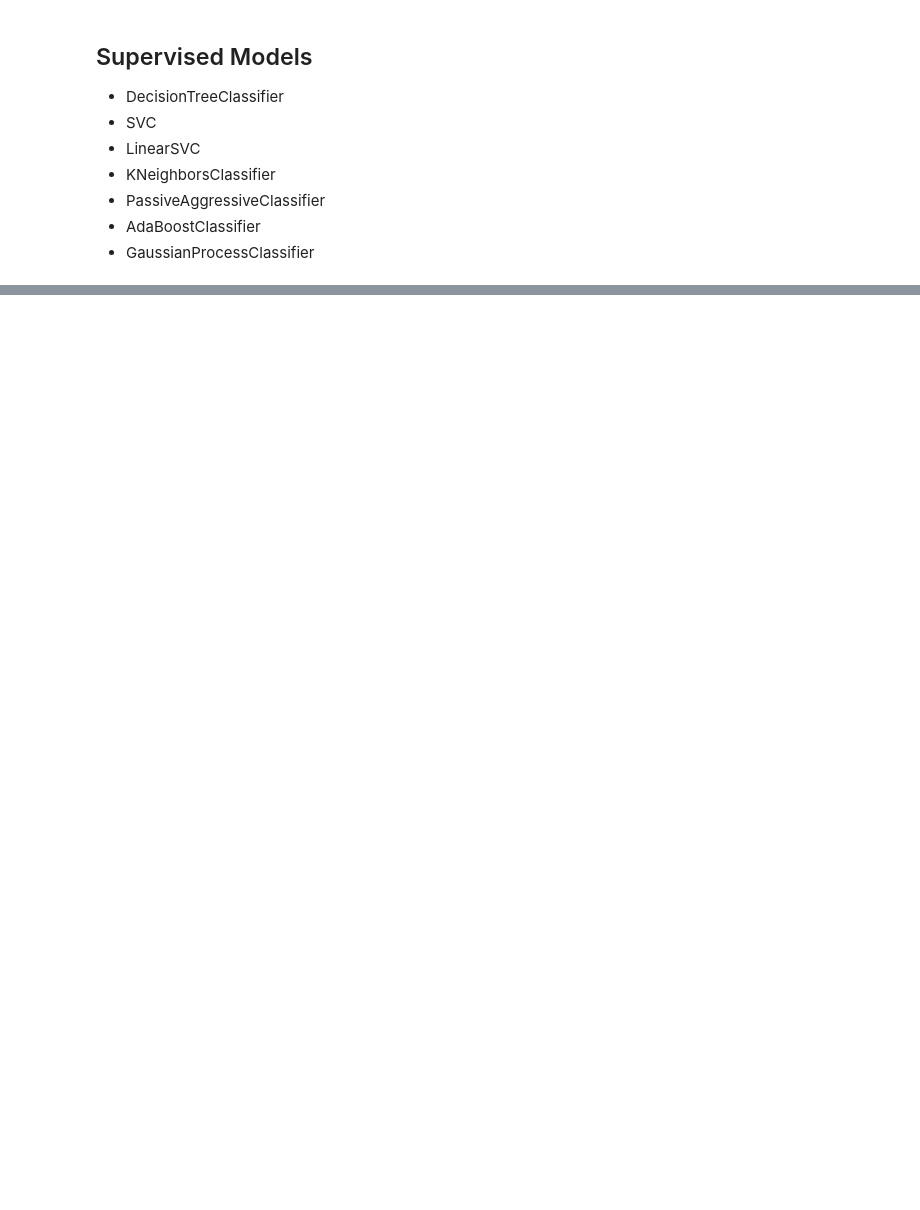
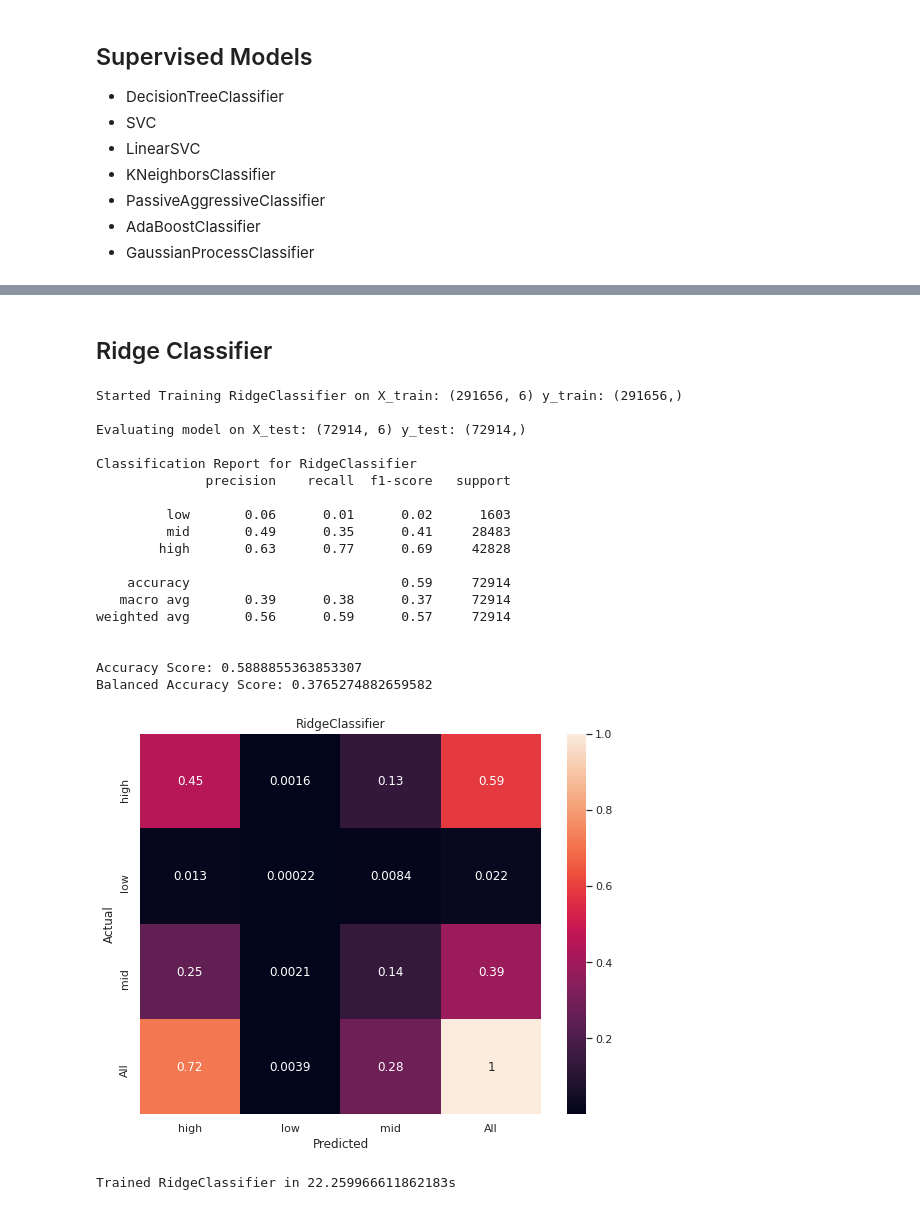
Before and after one commit to satyajitghana/University-Work-SEM-07, a Jupyter notebook: Assignment-02-2021/DM/BookReview-Classification-Supervised.ipynb, the cells around one changed output, grey strips where cells are left out. Saved outputs shown, nothing was run; the diff lists cells and outputs as text; code cells hidden in the pictures; blank space fills up the shorter version.

```diff
--- a/Assignment-02-2021/DM/BookReview-Classification-Supervised.ipynb
+++ b/Assignment-02-2021/DM/BookReview-Classification-Supervised.ipynb
@@ -231,0 +321,2 @@ plt.show()
+# %% [markdown]
+## Ridge Classifier
@@ -231,0 +325,23 @@ plt.show()
+# %%
+clf = fit_model(algorithm=rc, data=(X_train, X_test, y_train, y_test), preprocessor=preprocessor)
+# %% [output]
+Started Training RidgeClassifier on X_train: (291656, 6) y_train: (291656,)
+
+Evaluating model on X_test: (72914, 6) y_test: (72914,)
+
+Classification Report for RidgeClassifier
+              precision    recall  f1-score   support
+
+         low       0.06      0.01      0.02      1603
+         mid       0.49      0.35      0.41     28483
+        high       0.63      0.77      0.69     42828
+
+    accuracy                           0.59     72914
+   macro avg       0.39      0.38      0.37     72914
+weighted avg       0.56      0.59      0.57     72914
+
+
+Accuracy Score: 0.5888855363853307
+Balanced Accuracy Score: 0.3765274882659582
+[figure, added]
+Trained RidgeClassifier in 22.259966611862183s
```
Also changed, not shown: parts of 72 cells of this notebook, 11 other files.
